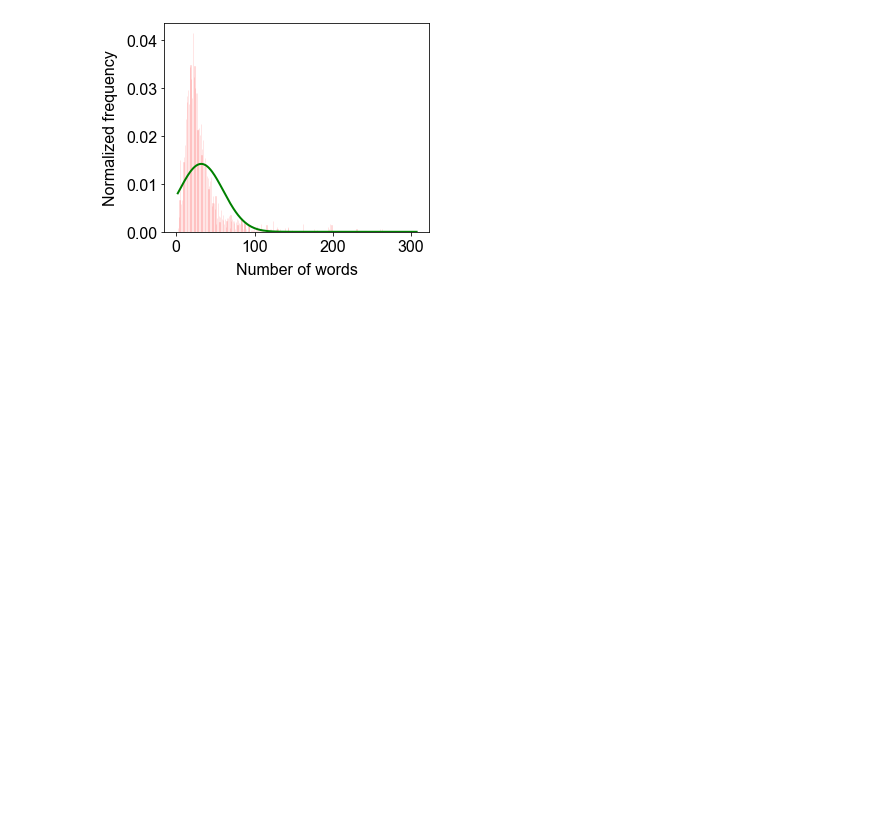
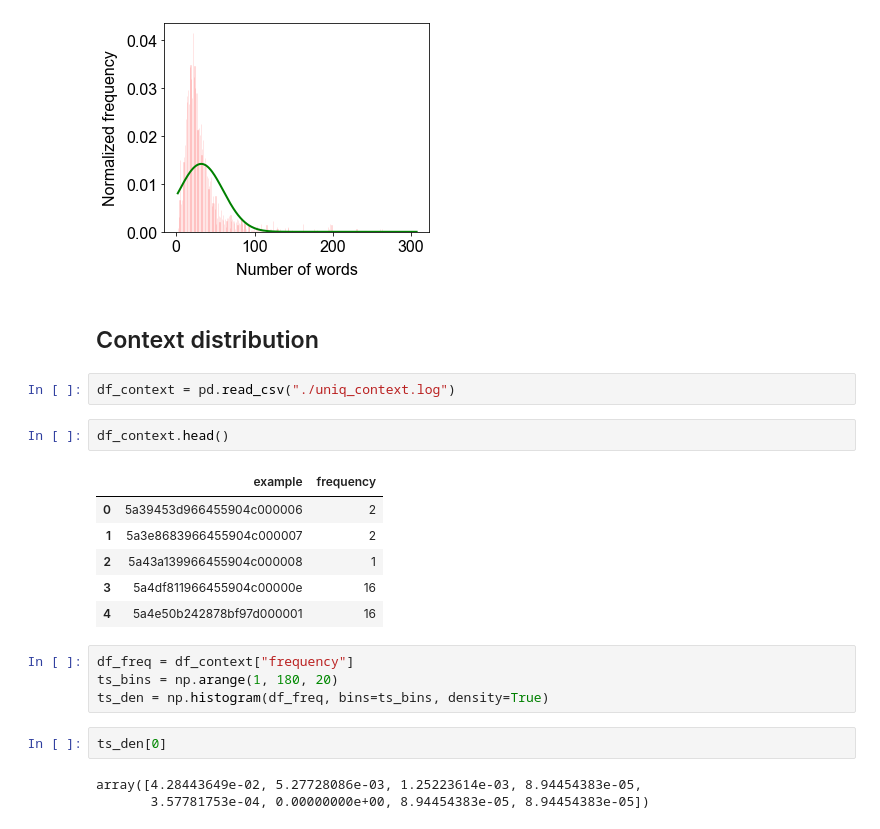
Before and after one commit to exchhattu/BiomedicalQASystem-Transformers-TransferLearning-MedQA, a Jupyter notebook: notebook/EDA.ipynb, the cells around one changed output. Saved outputs shown, nothing was run; the diff lists cells and outputs as text; blank space fills up the shorter version.

```diff
--- a/notebook/EDA.ipynb
+++ b/notebook/EDA.ipynb
@@ -77,3 +77,25 @@ plot_normal_dist(list(df_bioasq7b["num_word_in_answer"]), 10, "answer_dist.png")
 plot_normal_dist(list(df_bioasq7b["num_word_in_token"]), 300, "token_dist.png")
 # %% [output]
 [figure]
+# %% [markdown]
+## Context distribution
+# %%
+df_context = pd.read_csv("./uniq_context.log")
+# %%
+df_context.head()
+# %% [output]
+|  | example | frequency |
+| 0 | 5a39453d966455904c000006 | 2 |
+| 1 | 5a3e8683966455904c000007 | 2 |
+| 2 | 5a43a139966455904c000008 | 1 |
+| 3 | 5a4df811966455904c00000e | 16 |
+| 4 | 5a4e50b242878bf97d000001 | 16 |
+# %%
+df_freq = df_context["frequency"]
+ts_bins = np.arange(1, 180, 20)
+ts_den = np.histogram(df_freq, bins=ts_bins, density=True)
+# %%
+ts_den[0]
+# %% [output]
+array([4.28443649e-02, 5.27728086e-03, 1.25223614e-03, 8.94454383e-05,
+       3.57781753e-04, 0.00000000e+00, 8.94454383e-05, 8.94454383e-05])
```
Also changed, not shown: parts of 3 cells of this notebook.
